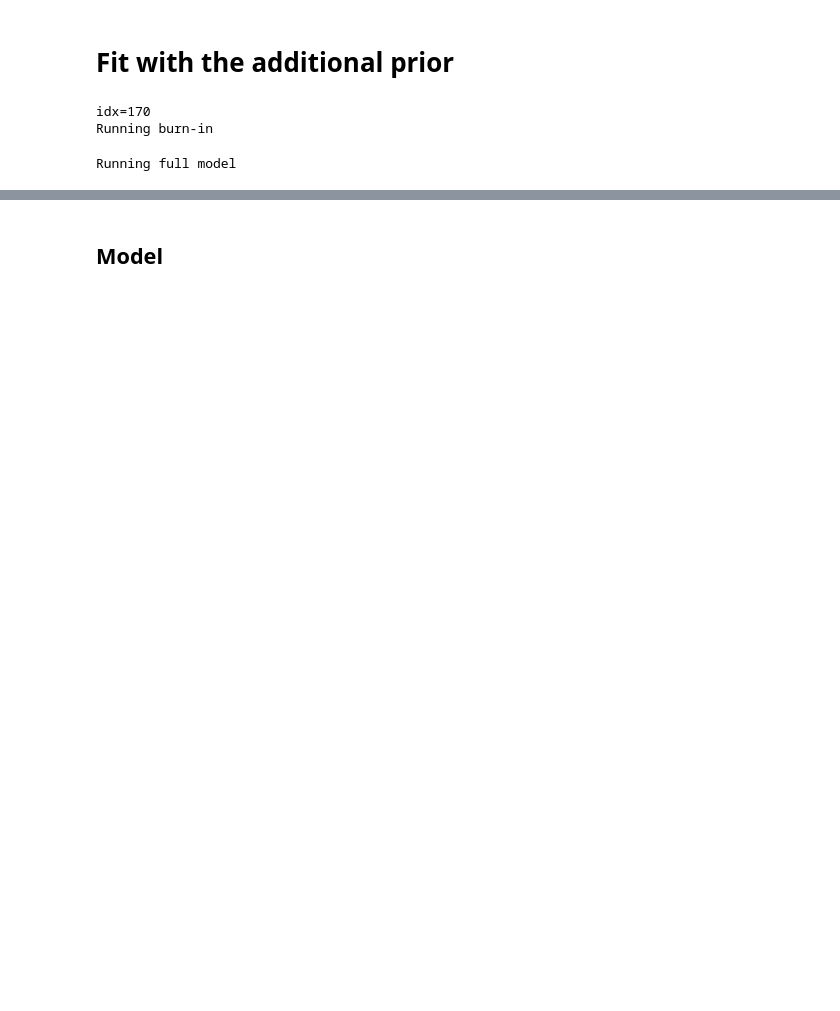
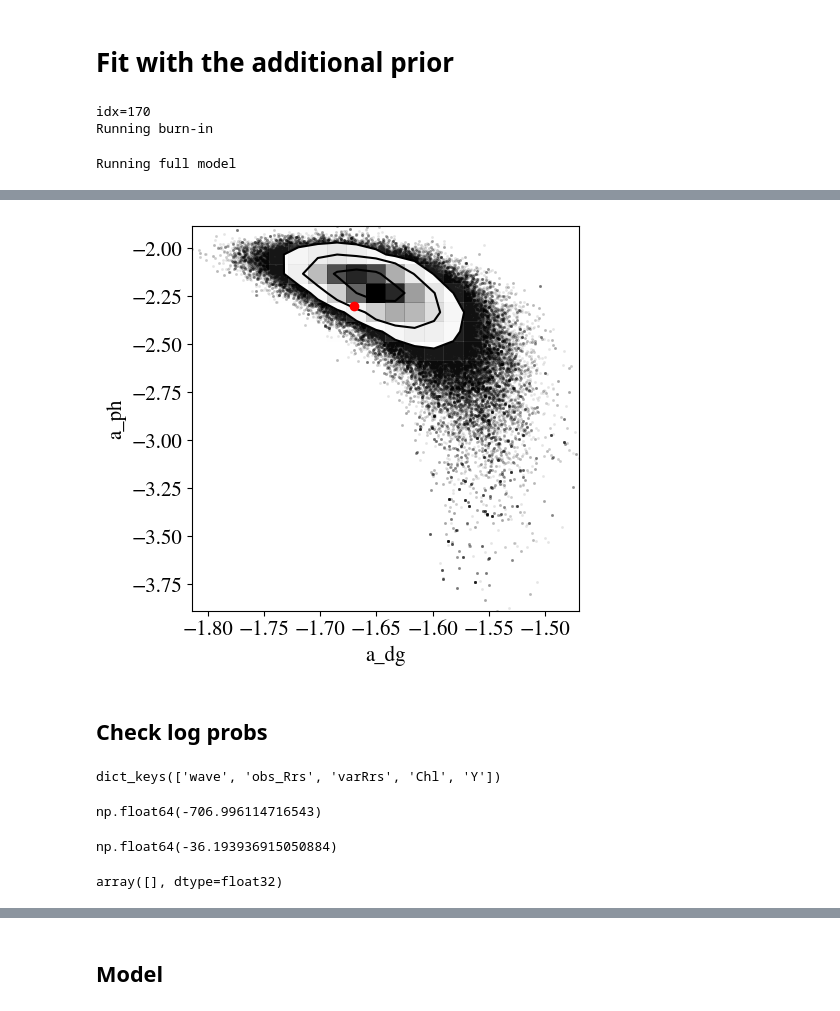
Before and after one commit to ocean-colour/bing, a Jupyter notebook: nb/Priors/Correlate_CDOM_aph.ipynb, the cells around one changed output, grey strips where cells are left out. Cells and saved outputs as stored; diff of their text form; code cells hidden in the pictures; blank space fills up the shorter version.

```diff
--- a/nb/Priors/Correlate_CDOM_aph.ipynb
+++ b/nb/Priors/Correlate_CDOM_aph.ipynb
@@ -101,2 +124,6 @@ p2 = standard.expb_pow(scl_noise='PACE', nsteps=40000, add_noise=True,
                                           i0=0, i1=2)])
+# %%
+p3 = standard.expb_pow(scl_noise='PACE', nsteps=40000, add_noise=True,
+                       othera_priors=[dict(flavor='ratio', ratio=true_ratio, sigma=0.5,
+                                          i0=0, i1=2)])
 # %%
@@ -109,0 +136,2 @@ coeff2 = calc_coeff(chains2)
+# %%
+chains3, models3, prep_dict3, idx, extras3 = l23.fit_one(p3, idx, p0=coeff[100,:])
@@ -109,0 +144,2 @@ coeff2 = calc_coeff(chains2)
+# %%
+coeff3 = calc_coeff(chains3)
@@ -115,3 +181,25 @@ plot_2d(coeff2, xlim=(-2., -1.4), ylim=(-5.5,-1.8))
+# %%
+plot_2d(coeff3)#, xlim=(-2., -1.4), ylim=(-5.5,-1.8))
+# %% [output]
+[figure, added]
+# %% [markdown]
+## Check log probs
+# %%
+extras2.keys()
+# %% [output]
+dict_keys(['wave', 'obs_Rrs', 'varRrs', 'Chl', 'Y'])
+# %%
+inference.log_prob(coeff2[0,:], models2, extras2['obs_Rrs'], extras2['varRrs'])
+# %% [output]
+np.float64(-706.996114716543)
+# %%
+inference.log_prob(prep_dict2['p0'], models2, extras2['obs_Rrs'], extras2['varRrs'])
+# %% [output]
+np.float64(-36.193936915050884)
+# %%
+coeff2[:,0]
+# %% [output]
+array([], dtype=float32)
 # %%
 fig = plt.figure(figsize=(5,5))
 ax = plt.gca()
```
Also changed, not shown: parts of 22 cells of this notebook, 1 other file.
